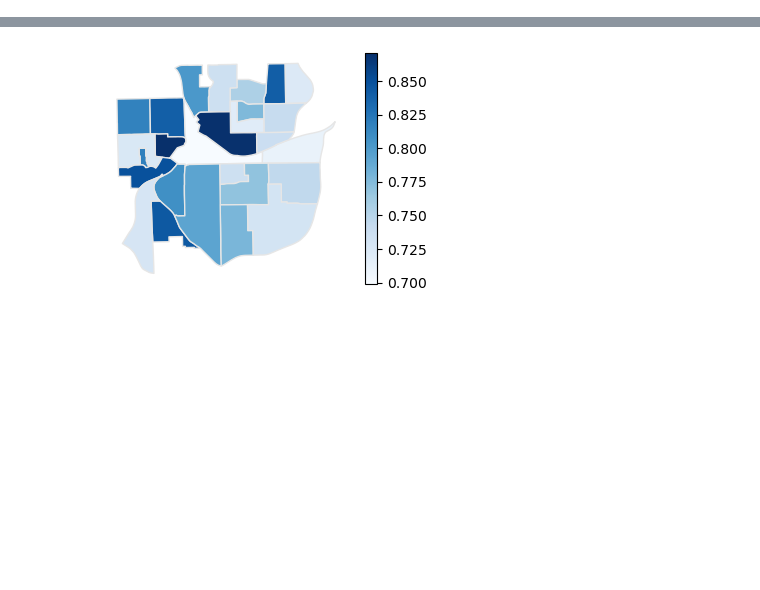
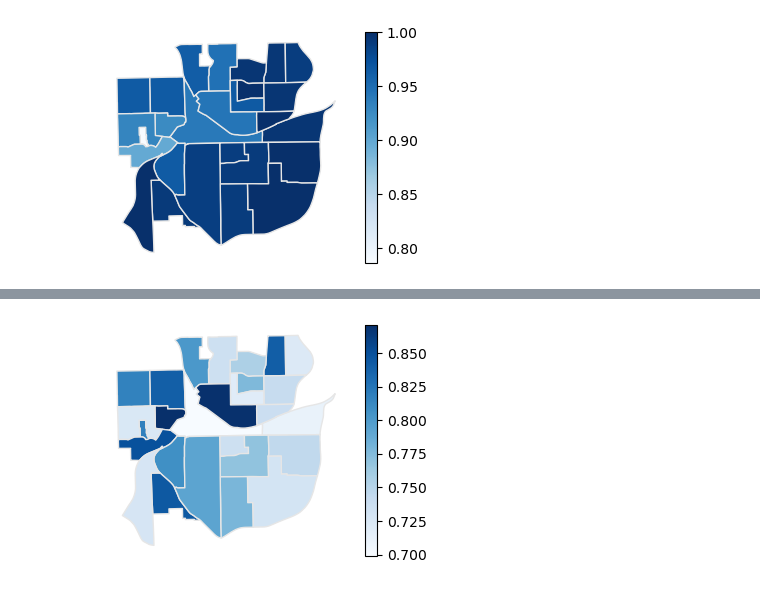
Before and after one commit to RuochenKong/disease-simulator, a Jupyter notebook: examples/logs/plotMap.ipynb, the cells around one changed output, grey strips where cells are left out. Cells and saved outputs as stored; diff of their text form; code cells hidden in the pictures; blank space fills up the shorter version.

```diff
--- a/examples/logs/plotMap.ipynb
+++ b/examples/logs/plotMap.ipynb
@@ -55,10 +55,10 @@ def process_raw_data_files(datafolder, mapfolder):
     report_summary = pd.DataFrame.from_records(count_reports, columns = labels)
 
     # Calculate the reporting rate
+    report_summary['population'] = population
     for i in range(2, len(labels)):
-        report_summary[labels[i].replace('#','%')] = report_summary[labels[i]]/report_summary['# Real']
+        report_summary[labels[i].replace('#','%')] = report_summary[labels[i]]/report_summary['population']
     report_summary = report_summary.fillna(0)
-    report_summary['population'] = population
 
     # Generat geo pandas contain census data and reporting rate
     shapefile = '../%s/region_census.shp'%mapfolder
@@ -72,8 +72,8 @@ def process_raw_data_files(datafolder, mapfolder):
     percent_report_labels = [labels[i].replace('#','%') for i in range(2, len(labels))]
     for l in percent_report_labels:
         geo_df[l] = report_summary[l]
-    geo_df = geo_df[['geometry','id','Age >= 50','Male','Female','Education > High School','Income >= 50k','Race White','Race Not White'] + percent_report_labels]
-
+    geo_df = geo_df[['TotPop','geometry','id','Age >= 50','Male','Female','Education > High School','Income >= 50k','Race White','Race Not White'] + percent_report_labels]
+    geo_df['# Real'] = report_summary['# Real']
     return report_summary, geo_df
 # %%
 def generat_plot(datafolder, mapfolder, columnname,vizfolder, filename, save = True):
@@ -89,3 +89,12 @@ def generat_plot(datafolder, mapfolder, columnname,vizfolder, filename, save = T
     if save:
         fig.savefig(vizpath%vizfolder+filename, bbox_inches='tight')
         plt.close()
+# %%
+report_summary,geo_df = process_raw_data_files('atl-80', 'atlanta')
+geo_df['% real'] = report_summary['# Real']/report_summary['population']
+fig, ax = plt.subplots(1, figsize=(5,3))
+geo_df.plot(column='% real', cmap='Blues', linewidth=1, ax=ax, edgecolor='0.9', legend=True)
+ax.axis('off')
+fig.savefig('../viz/atl/percent_case.png', bbox_inches='tight')
+# %% [output]
+[figure, added]
```
Also changed, not shown: parts of 3 cells of this notebook, 35 other files.
